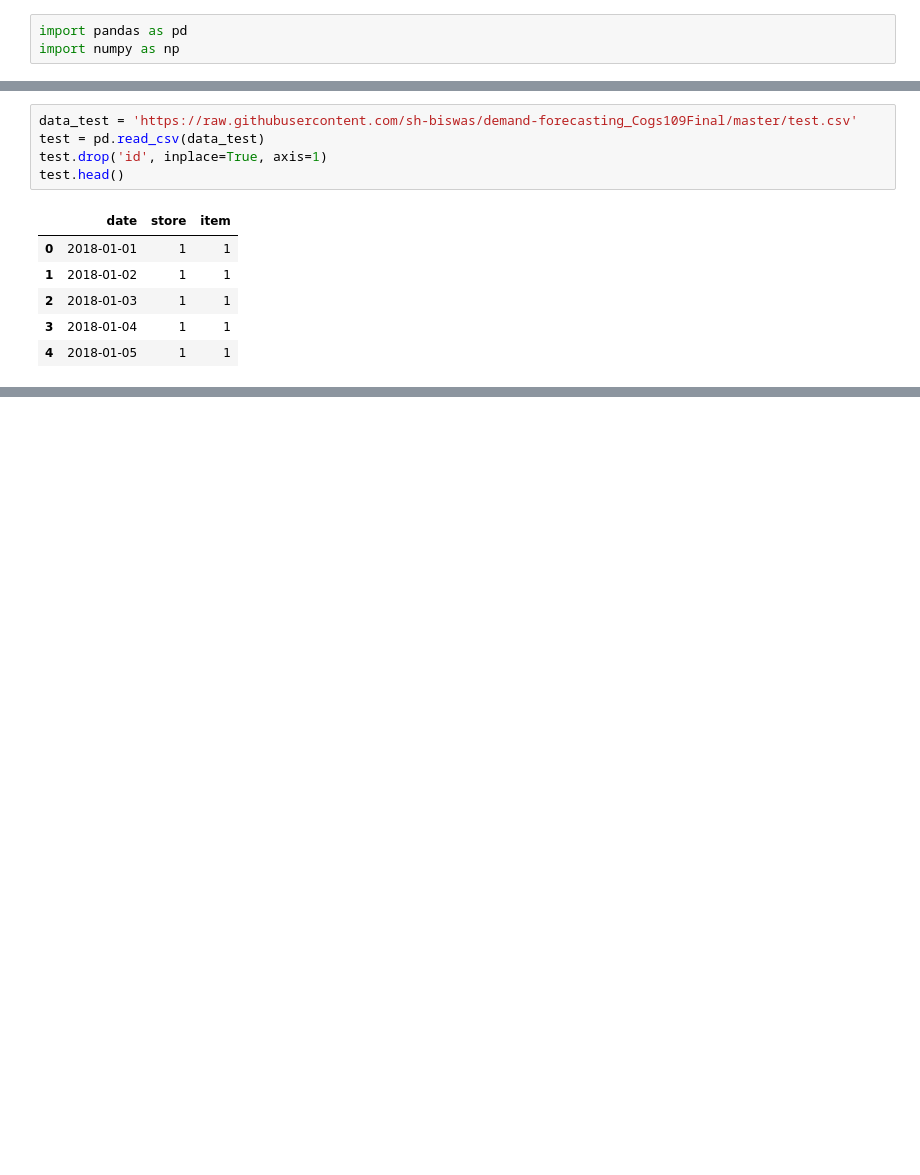
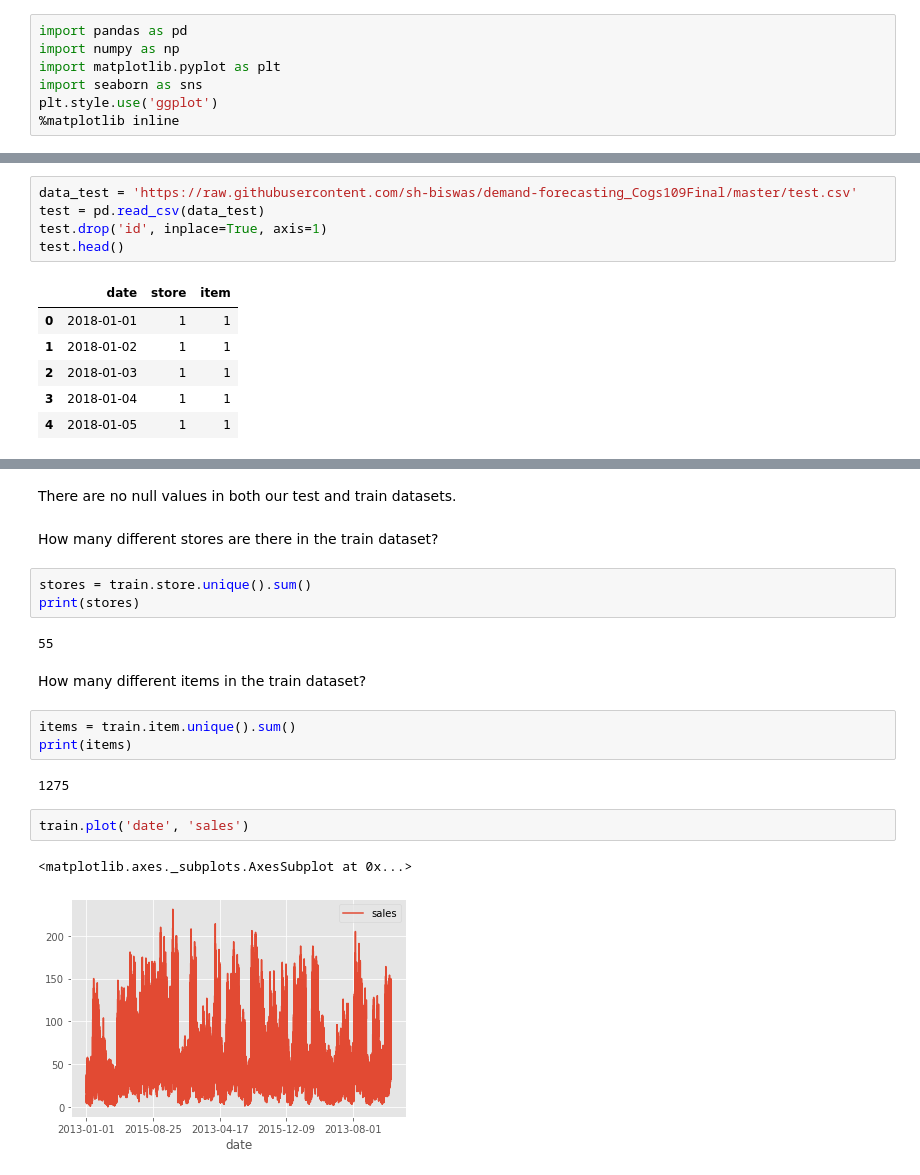
Before and after one commit to sh-biswas/demand-forecasting_Cogs109Final, a Jupyter notebook: Report.ipynb, the cells around one changed output, grey strips where cells are left out. Saved outputs shown, nothing was run; the diff lists cells and outputs as text; blank space fills up the shorter version.

```diff
--- a/Report.ipynb
+++ b/Report.ipynb
@@ -3,6 +3,10 @@
 # %%
 import pandas as pd
 import numpy as np
+import matplotlib.pyplot as plt
+import seaborn as sns
+plt.style.use('ggplot')
+%matplotlib inline
 # %%
 data_train = 'https://raw.githubusercontent.com/sh-biswas/demand-forecasting_Cogs109Final/master/train.csv'
 train = pd.read_csv(data_train)
@@ -33,0 +51,21 @@ test.head()
+# %% [markdown]
+There are no null values in both our test and train datasets.
+# %% [markdown]
+How many different stores are there in the train dataset?
+# %%
+stores = train.store.unique().sum()
+print(stores)
+# %% [output]
+55
+# %% [markdown]
+How many different items in the train dataset?
+# %%
+items = train.item.unique().sum()
+print(items)
+# %% [output]
+1275
+# %%
+train.plot('date', 'sales')
+# %% [output]
+<matplotlib.axes._subplots.AxesSubplot at 0x...>
+[figure, added]
```
Also changed, not shown: parts of 5 cells of this notebook.
